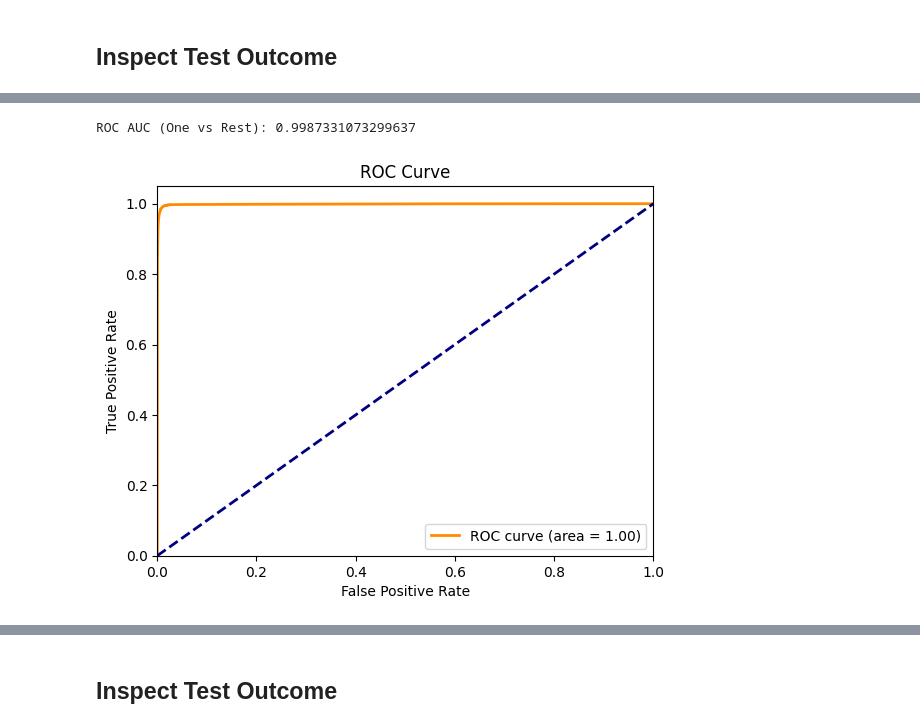
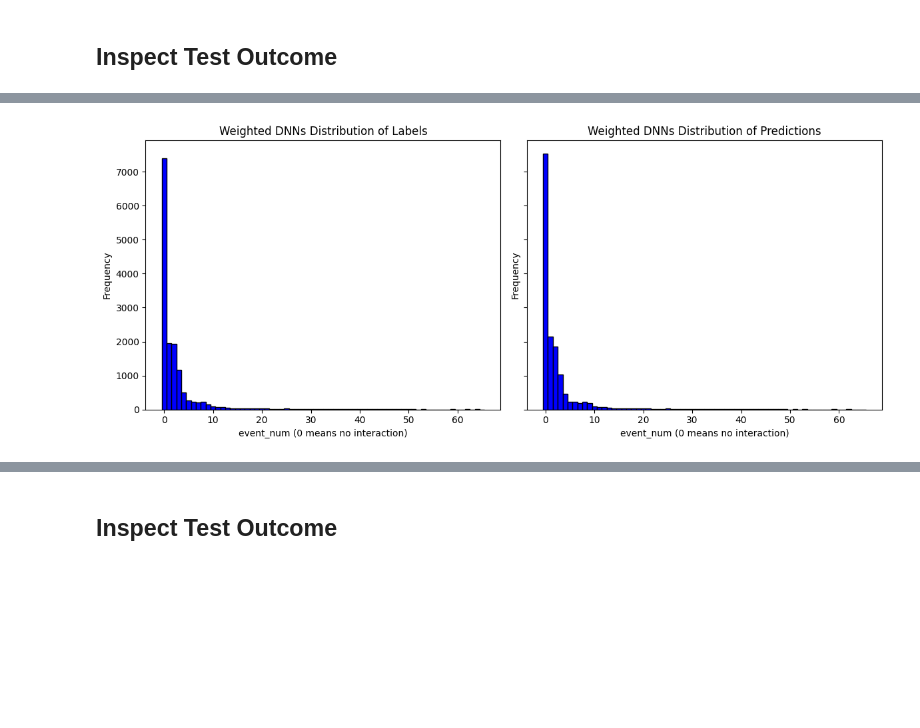
Before and after one commit to NealRyan/Drug-drug-interaction-modeling, a Jupyter notebook: Final_Report_Simplified_DDI_Model.ipynb, the cells around one changed output, grey strips where cells are left out. Cells and saved outputs as stored; diff of their text form; code cells hidden in the pictures; blank space fills up the shorter version.

Commit message:
Refactor plotting and metrics code

```diff
--- a/Final_Report_Simplified_DDI_Model.ipynb
+++ b/Final_Report_Simplified_DDI_Model.ipynb
@@ -1807,26 +1826,4 @@ plt.show()
-# %%
-from sklearn.metrics import roc_auc_score, roc_curve, auc
-import numpy as np
-import matplotlib.pyplot as plt
-
-roc_auc_ovr = roc_auc_score(all_labels_one_hot, all_scores_np, average='micro', multi_class='ovr')
-print(f'ROC AUC (One vs Rest): {roc_auc_ovr}')
-
-#compute micro-average ROC curve and ROC area for plotting
-fpr, tpr, _ = roc_curve(all_labels_one_hot.ravel(), all_scores_np.ravel())
-roc_auc = auc(fpr, tpr)
-
-#plot
-plt.figure()
-plt.plot(fpr, tpr, color='darkorange', lw=2, label='ROC curve (area = %0.2f)' % roc_auc)
-plt.plot([0, 1], [0, 1], color='navy', lw=2, linestyle='--')
-plt.xlim([0.0, 1.0])
-plt.ylim([0.0, 1.05])
-plt.xlabel('False Positive Rate')
-plt.ylabel('True Positive Rate')
-plt.title('ROC Curve')
-plt.legend(loc="lower right")
-plt.show()
-# %% [output]
-ROC AUC (One vs Rest): 0.9987331073299637
-[figure, removed]
+# %%
+plot_distributions(all_labels_np, all_predictions_np, 'Weighted DNNs ')
+# %% [output]
+[figure, added]
```
Also changed, not shown: parts of 12 cells of this notebook.
